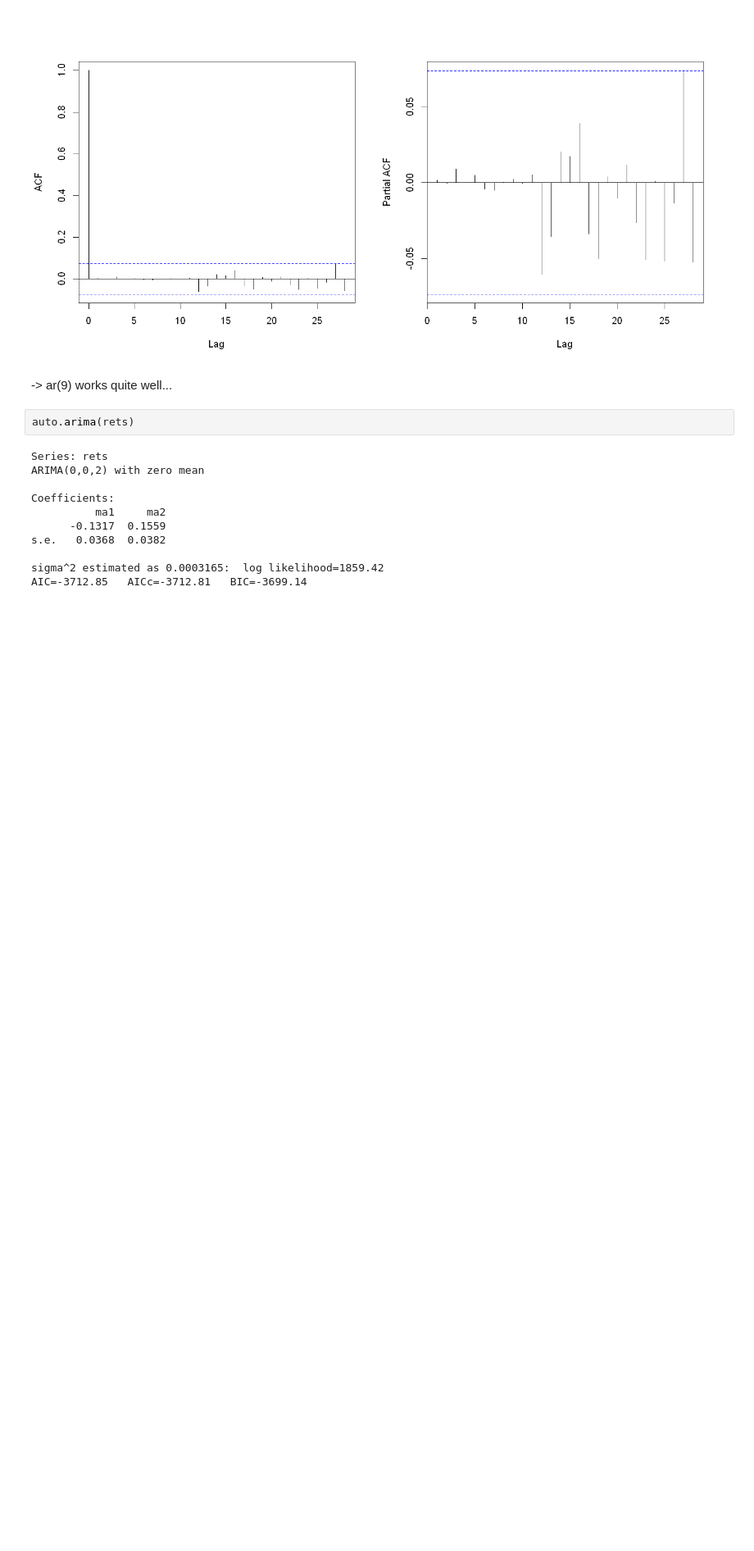
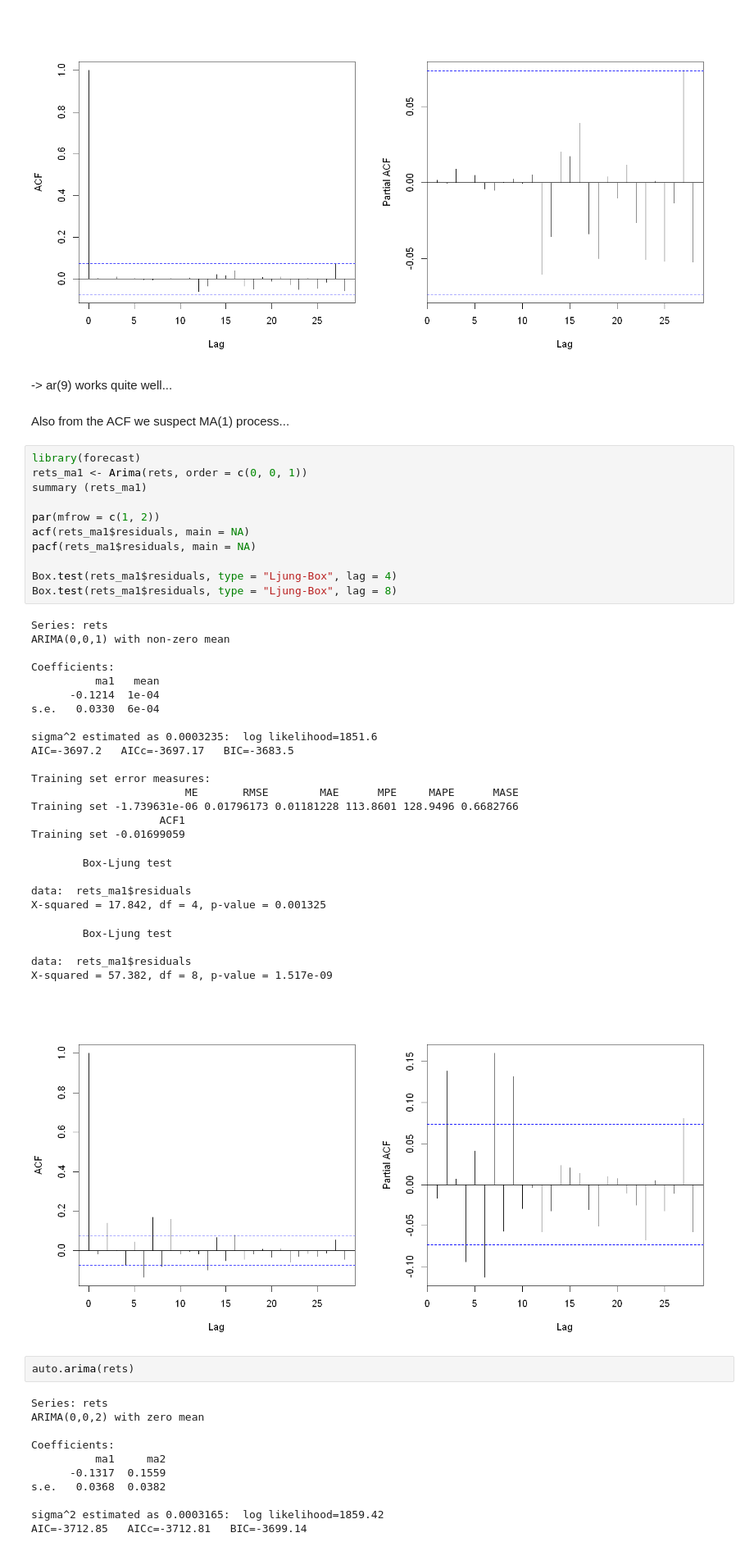
Before and after one commit to hawk-s/Financial_Econometrics, a Jupyter notebook: HA2/HA2_P2.ipynb, the cells around one changed output. Shown: that part at 82% size. Cells and saved outputs as stored; diff of their text form; blank space fills up the shorter version.

```diff
--- a/HA2/HA2_P2.ipynb
+++ b/HA2/HA2_P2.ipynb
@@ -265,6 +256,45 @@ Training set 0.001528027
 [figure]
 # %% [markdown]
 -> ar(9) works quite well...
+# %% [markdown]
+Also from the ACF we suspect MA(1) process...
+# %%
+library(forecast)
+rets_ma1 <- Arima(rets, order = c(0, 0, 1))
+summary (rets_ma1)
+
+par(mfrow = c(1, 2))
+acf(rets_ma1$residuals, main = NA)
+pacf(rets_ma1$residuals, main = NA)
+
+Box.test(rets_ma1$residuals, type = "Ljung-Box", lag = 4)
+Box.test(rets_ma1$residuals, type = "Ljung-Box", lag = 8)
+# %% [output]
+Series: rets
+ARIMA(0,0,1) with non-zero mean
+
+Coefficients:
+          ma1   mean
+      -0.1214  1e-04
+s.e.   0.0330  6e-04
+
+sigma^2 estimated as 0.0003235:  log likelihood=1851.6
+AIC=-3697.2   AICc=-3697.17   BIC=-3683.5
+
+Training set error measures:
+                        ME       RMSE        MAE      MPE     MAPE      MASE
+Training set -1.739631e-06 0.01796173 0.01181228 113.8601 128.9496 0.6682766
+                    ACF1
+Training set -0.01699059
+        Box-Ljung test
+
+data:  rets_ma1$residuals
+X-squared = 17.842, df = 4, p-value = 0.001325
+        Box-Ljung test
+
+data:  rets_ma1$residuals
+X-squared = 57.382, df = 8, p-value = 1.517e-09
+[figure, added]
 # %%
 auto.arima(rets)
 # %% [output]
```
Also changed, not shown: parts of 8 cells of this notebook.
